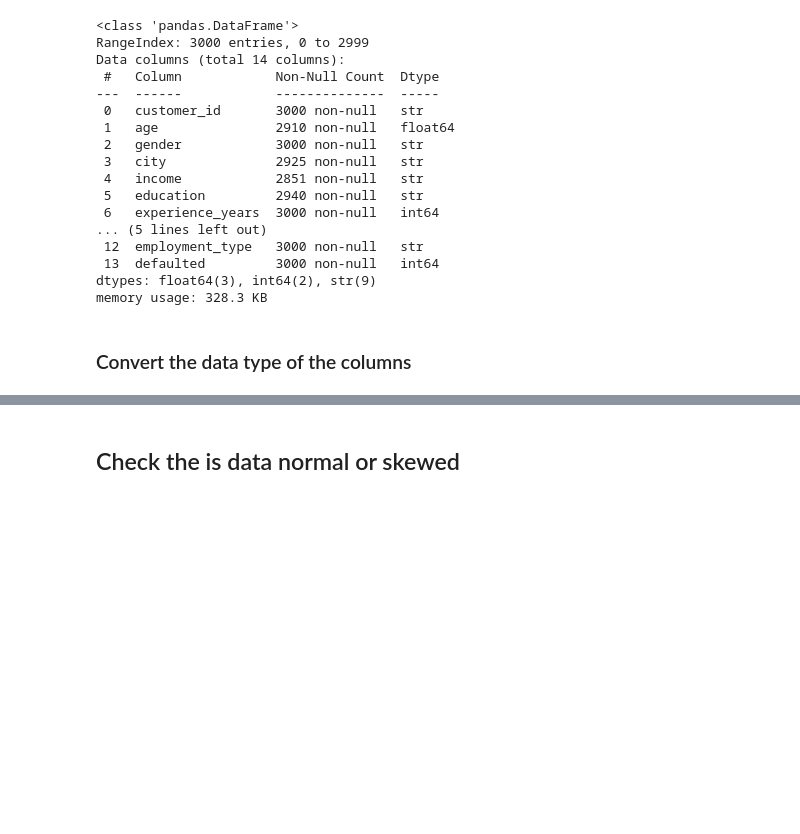
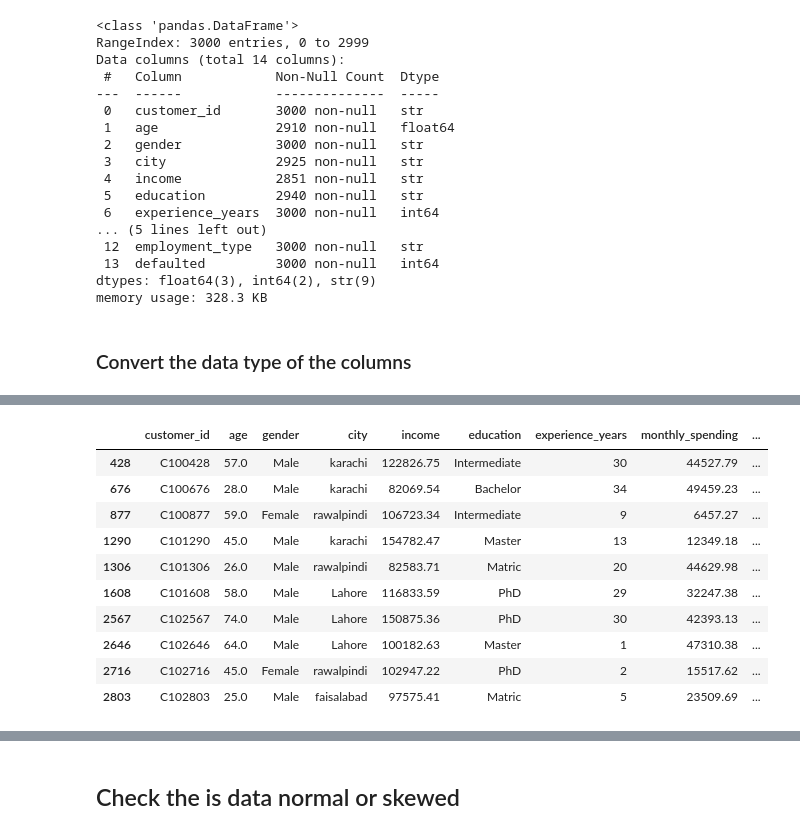
Before and after one commit to waris-idrees/Machine-learning_journey, a Jupyter notebook: 4-Data_cleaning/data_cleaning.ipynb, the cells around one changed output, grey strips where cells are left out. Saved outputs shown, nothing was run; the diff lists cells and outputs as text; code cells hidden in the pictures; blank space fills up the shorter version.

```diff
--- a/4-Data_cleaning/data_cleaning.ipynb
+++ b/4-Data_cleaning/data_cleaning.ipynb
@@ -198,0 +250,14 @@ df["credit_score"] = pd.to_numeric(df["credit_score"], errors="coerce")
+# %%
+df[df["signup_date"].isna()]
+# %% [output]
+|  | customer_id | age | gender | city | income | education | experience_years | monthly_spending | ... |
+| 428 | C100428 | 57.0 | Male | karachi | 122826.75 | Intermediate | 30 | 44527.79 | ... |
+| 676 | C100676 | 28.0 | Male | karachi | 82069.54 | Bachelor | 34 | 49459.23 | ... |
+| 877 | C100877 | 59.0 | Female | rawalpindi | 106723.34 | Intermediate | 9 | 6457.27 | ... |
+| 1290 | C101290 | 45.0 | Male | karachi | 154782.47 | Master | 13 | 12349.18 | ... |
+| 1306 | C101306 | 26.0 | Male | rawalpindi | 82583.71 | Matric | 20 | 44629.98 | ... |
+| 1608 | C101608 | 58.0 | Male | Lahore | 116833.59 | PhD | 29 | 32247.38 | ... |
+| 2567 | C102567 | 74.0 | Male | Lahore | 150875.36 | PhD | 30 | 42393.13 | ... |
+| 2646 | C102646 | 64.0 | Male | Lahore | 100182.63 | Master | 1 | 47310.38 | ... |
+| 2716 | C102716 | 45.0 | Female | rawalpindi | 102947.22 | PhD | 2 | 15517.62 | ... |
+| 2803 | C102803 | 25.0 | Male | faisalabad | 97575.41 | Matric | 5 | 23509.69 | ... |
```
Also changed, not shown: parts of 24 cells of this notebook, 6 other files.
